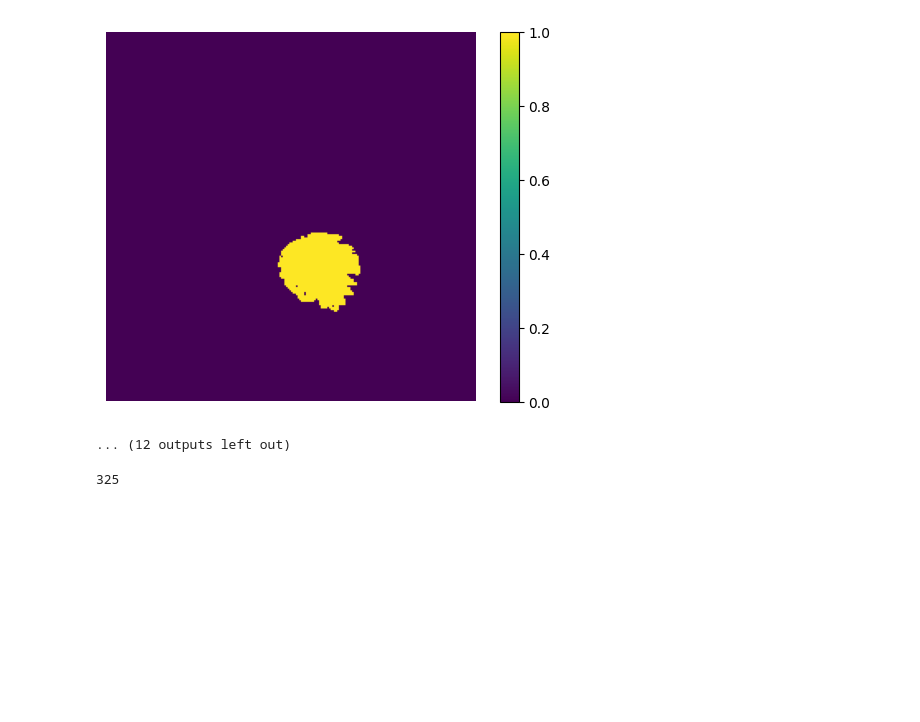
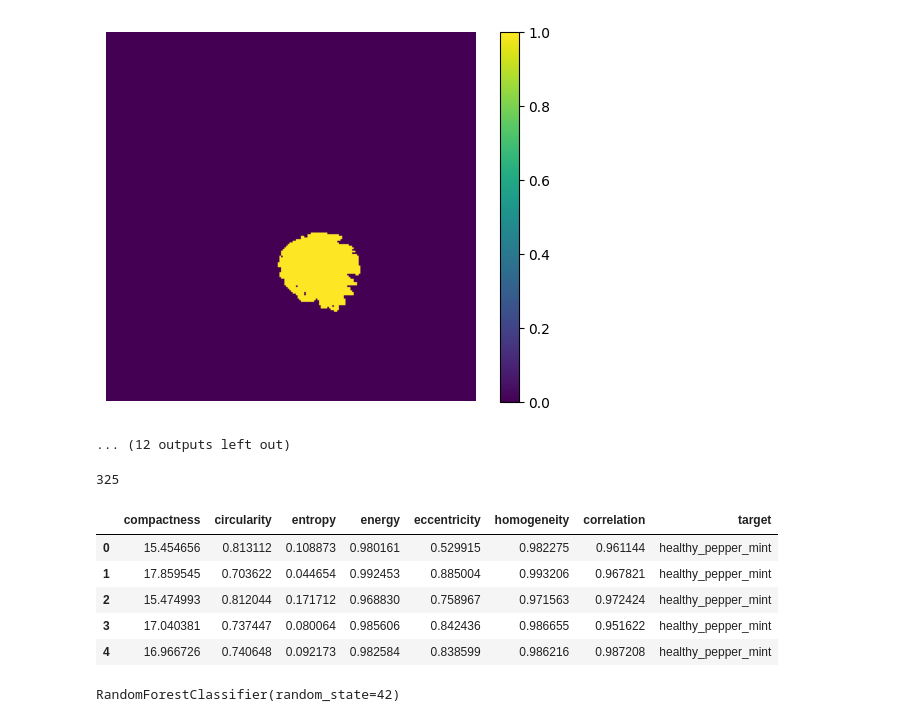
Before and after one commit to arinditapal/Leaf-based-identification-of-medicinal-plant, a Jupyter notebook: feature_extract.ipynb, the cells around one changed output. Drawn from its saved outputs; the diff is of its cells as text; code cells hidden in the pictures; blank space fills up the shorter version.

Commit message:
Implemented random forest classifier with accuracy of 42%

```diff
--- a/feature_extract.ipynb
+++ b/feature_extract.ipynb
@@ -303,3 +303,12 @@ import pandas as pd
 df = pd.DataFrame(feature_list)
 # %%
 df.to_csv("features.csv", index=False)
+# %%
+df.head()
+# %% [output]
+|  | compactness | circularity | entropy | energy | eccentricity | homogeneity | correlation | target |
+| 0 | 15.454656 | 0.813112 | 0.108873 | 0.980161 | 0.529915 | 0.982275 | 0.961144 | healthy_pepper_mint |
+| 1 | 17.859545 | 0.703622 | 0.044654 | 0.992453 | 0.885004 | 0.993206 | 0.967821 | healthy_pepper_mint |
+| 2 | 15.474993 | 0.812044 | 0.171712 | 0.968830 | 0.758967 | 0.971563 | 0.972424 | healthy_pepper_mint |
+| 3 | 17.040381 | 0.737447 | 0.080064 | 0.985606 | 0.842436 | 0.986655 | 0.951622 | healthy_pepper_mint |
+| 4 | 16.966726 | 0.740648 | 0.092173 | 0.982584 | 0.838599 | 0.986216 | 0.987208 | healthy_pepper_mint |
@@ -305,0 +328,5 @@ df.to_csv("features.csv", index=False)
+# %%
+clf = RandomForestClassifier(n_estimators=100, random_state=42)
+clf.fit(X_train, y_train)
+# %% [output]
+RandomForestClassifier(random_state=42)
```
Also changed, not shown: parts of 6 cells of this notebook.
